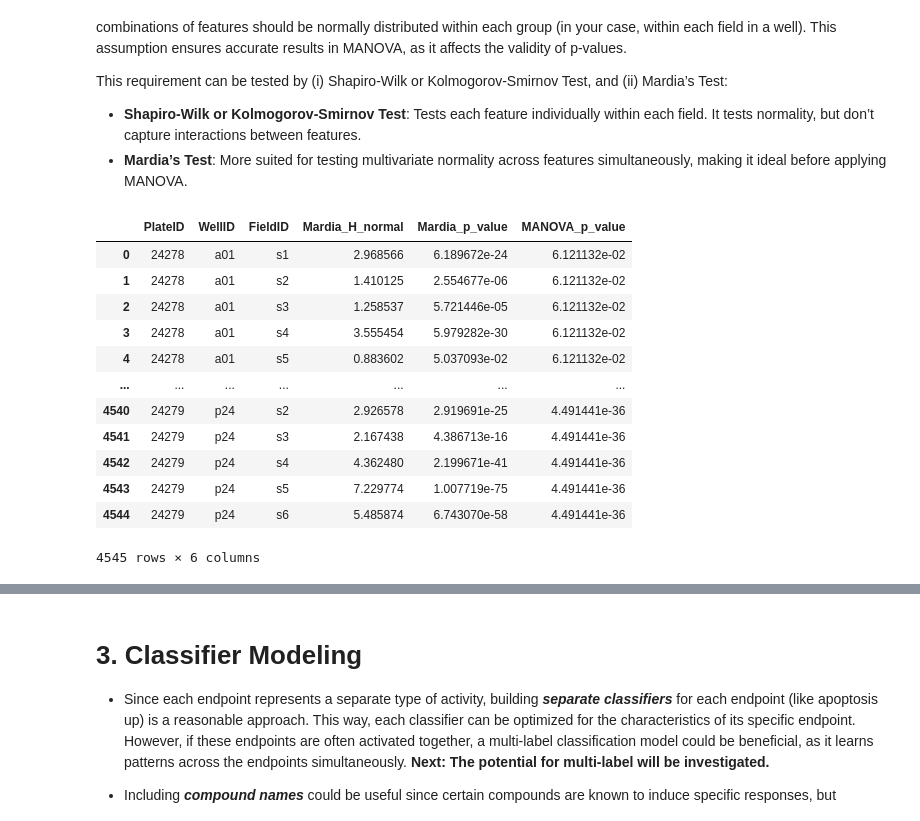
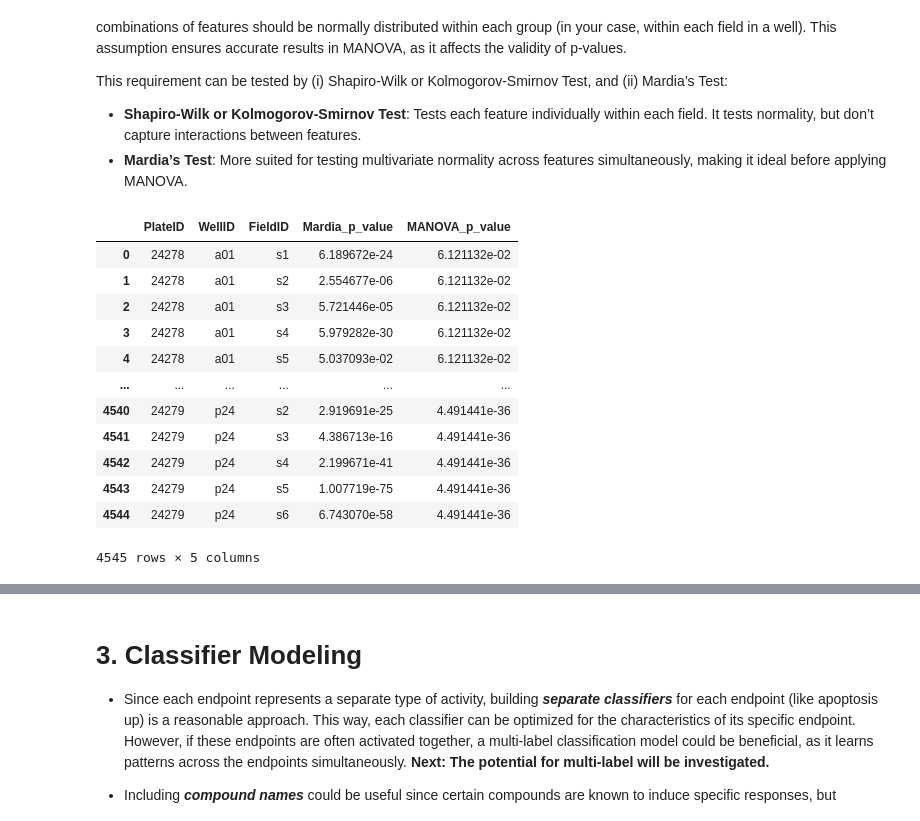
Before and after one commit to emreguler97/project-vermeer, a Jupyter notebook: project_vermeer.ipynb, the cells around one changed output, grey strips where cells are left out. Cells and saved outputs as stored; diff of their text form; code cells hidden in the pictures.

```diff
--- a/project_vermeer.ipynb
+++ b/project_vermeer.ipynb
@@ -718,37 +716,0 @@ compound_summary
-# %%
-# initialize a list for the results
-results = []
-
-# iterate over each (unique) PlateID and WellID combination
-for plate_id, well_id in dataframes['Cells'][['PlateID', 'WellID']].drop_duplicates().values:
-
-    # filter the current PlateID & WellID combination
-    well_data = dataframes['Cells'][(dataframes['Cells']['PlateID'] == plate_id) &
-                                    (dataframes['Cells']['WellID'] == well_id)]
-
-    # get area measurements and sample size (cell count)
-    area_values_per_field = [
-        well_data[well_data['FieldID'] == field]['Cells_AreaShape_Area'].dropna().values
-        for field in well_data['FieldID'].unique()]
-
-    # cell count for each field
-    cell_counts_per_field = [len(values) for values in area_values_per_field]
-
-    # check if we have more than one field with data to perform ANOVA
-    if len(area_values_per_field) > 1:
-        # Perform one-way ANOVA
-        p_value = f_oneway(*area_values_per_field).pvalue
-        total_cell_count = sum(cell_counts_per_field)
-
-        # add results to the list
-        results.append({
-            'PlateID': plate_id,
-            'WellID': well_id,
-            'p_value': p_value,
-            'total_cell_count': total_cell_count
-        })
-
-# convert results to a dataframe for easier handling
-anova_results_df = pd.DataFrame(results)
-anova_results_df['p_value'] = anova_results_df['p_value'].round(5)
-anova_results_df
@@ -874,44 +822,44 @@ for plate_id, well_id in dataframes['Cells'][['PlateID', 'WellID']].drop_duplica
 
                 # perform MANOVA with FieldID as the grouping factor
                 manova = MANOVA.from_formula('Cells_AreaShape_Area + Cells_AreaShape_Compactness + Nuclei_AreaShape_Area + Nuclei_AreaShape_Compactness ~ FieldID', data=well_data)
                 manova_result = manova.mv_test()
 
                 # IMPORTANT:
                 # Mardia test is applied to each field to understand
                 # whether any of the fields inside the well is not suited
                 # for multivariate normality, but MANOVA test is performed for each well (not each field).
 
                 # extract MANOVA p-value (for example, using Wilks' Lambda)
                 manova_p_value = manova_result.results['FieldID']['stat']['Pr > F'].iloc[0]
 
             # set to None if multivariate normality is not met
             else:
                 manova_p_value = None
 
             # append combined results to the list
             manova_results.append({
                 'PlateID': plate_id,
                 'WellID': well_id,
                 'FieldID': field_id,
-                'Mardia_H_normal': mardia_normal,
+                #'Mardia_H_normal': mardia_normal,
                 'Mardia_p_value': mardia_p_value,
                 'MANOVA_p_value': manova_p_value
             })
 
 # convert results to dataframe
 manova_results_df = pd.DataFrame(manova_results)
 manova_results_df
 # %% [output]
-|  | PlateID | WellID | FieldID | Mardia_H_normal | Mardia_p_value | MANOVA_p_value |
-| 0 | 24278 | a01 | s1 | 2.968566 | 6.189672e-24 | 6.121132e-02 |
-| 1 | 24278 | a01 | s2 | 1.410125 | 2.554677e-06 | 6.121132e-02 |
-| 2 | 24278 | a01 | s3 | 1.258537 | 5.721446e-05 | 6.121132e-02 |
-| 3 | 24278 | a01 | s4 | 3.555454 | 5.979282e-30 | 6.121132e-02 |
-| 4 | 24278 | a01 | s5 | 0.883602 | 5.037093e-02 | 6.121132e-02 |
-| ... | ... | ... | ... | ... | ... | ... |
-| 4540 | 24279 | p24 | s2 | 2.926578 | 2.919691e-25 | 4.491441e-36 |
-| 4541 | 24279 | p24 | s3 | 2.167438 | 4.386713e-16 | 4.491441e-36 |
-| 4542 | 24279 | p24 | s4 | 4.362480 | 2.199671e-41 | 4.491441e-36 |
-| 4543 | 24279 | p24 | s5 | 7.229774 | 1.007719e-75 | 4.491441e-36 |
-| 4544 | 24279 | p24 | s6 | 5.485874 | 6.743070e-58 | 4.491441e-36 |
+|  | PlateID | WellID | FieldID | Mardia_p_value | MANOVA_p_value |
+| 0 | 24278 | a01 | s1 | 6.189672e-24 | 6.121132e-02 |
+| 1 | 24278 | a01 | s2 | 2.554677e-06 | 6.121132e-02 |
+| 2 | 24278 | a01 | s3 | 5.721446e-05 | 6.121132e-02 |
+| 3 | 24278 | a01 | s4 | 5.979282e-30 | 6.121132e-02 |
+| 4 | 24278 | a01 | s5 | 5.037093e-02 | 6.121132e-02 |
+| ... | ... | ... | ... | ... | ... |
+| 4540 | 24279 | p24 | s2 | 2.919691e-25 | 4.491441e-36 |
+| 4541 | 24279 | p24 | s3 | 4.386713e-16 | 4.491441e-36 |
+| 4542 | 24279 | p24 | s4 | 2.199671e-41 | 4.491441e-36 |
+| 4543 | 24279 | p24 | s5 | 1.007719e-75 | 4.491441e-36 |
+| 4544 | 24279 | p24 | s6 | 6.743070e-58 | 4.491441e-36 |
-4545 rows × 6 columns
+4545 rows × 5 columns
```
Also changed, not shown: parts of 11 cells of this notebook.
